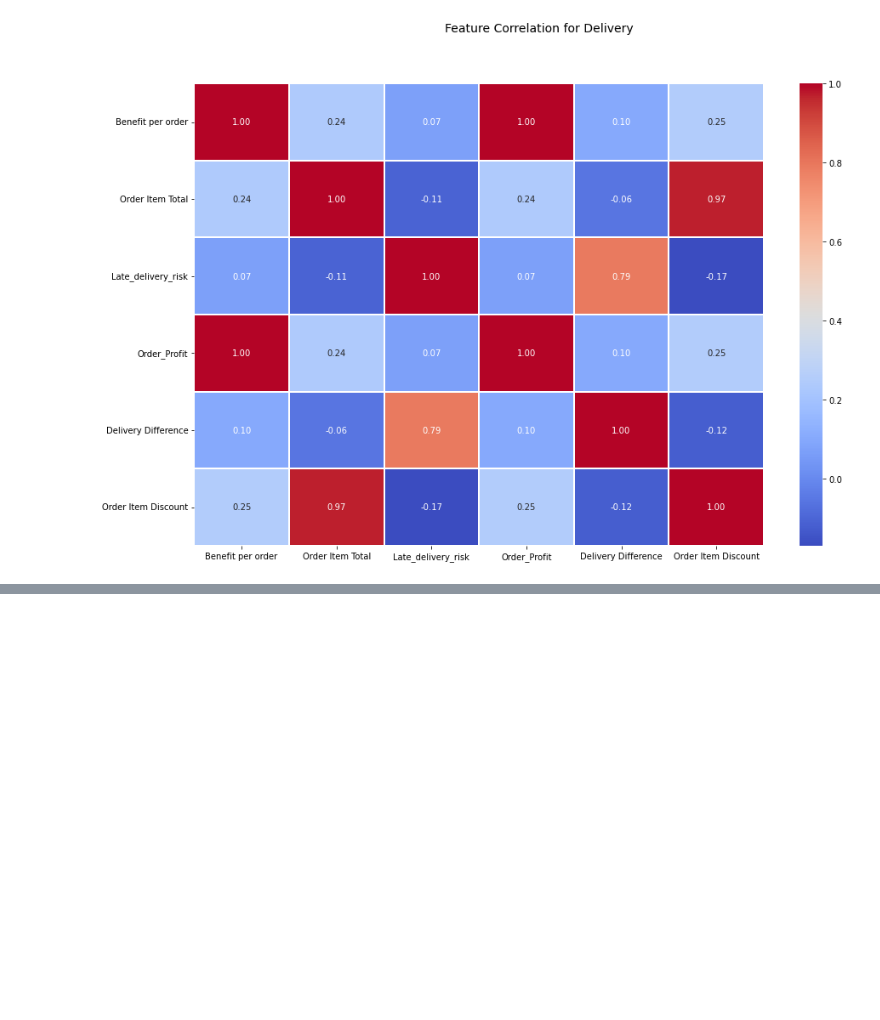
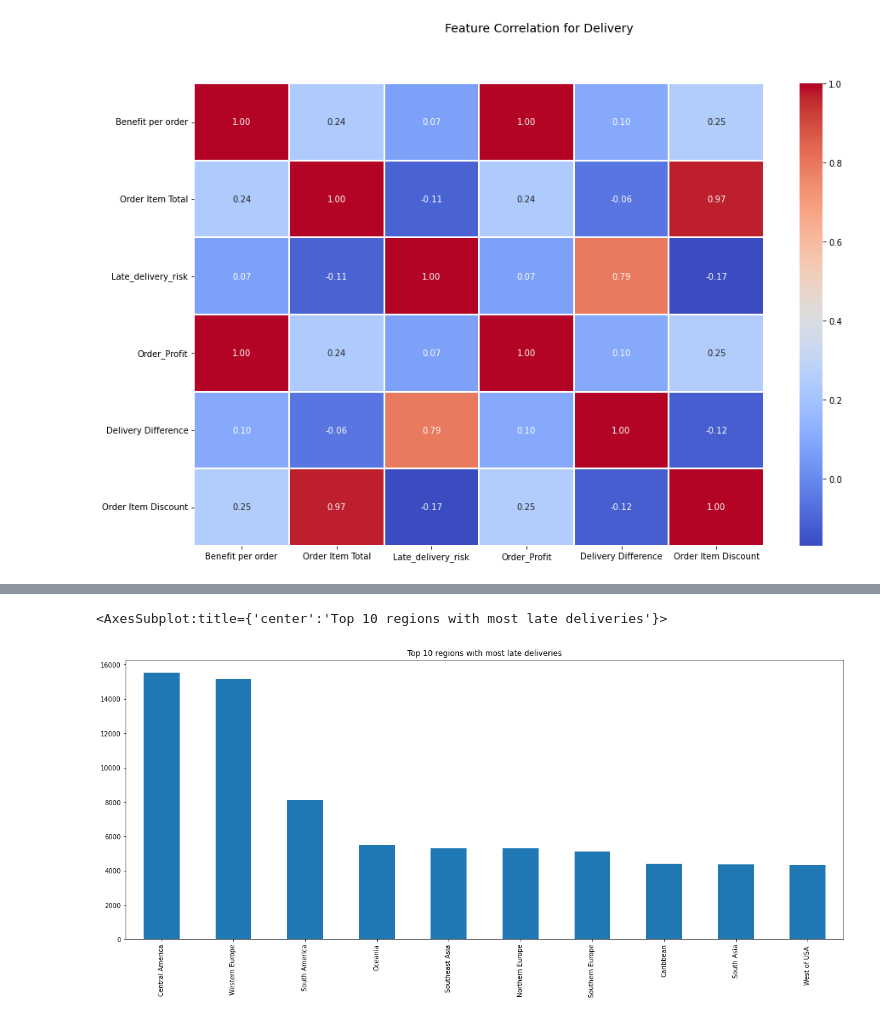
Before and after one commit to sternbrian2/Capstone_two, a Jupyter notebook: EDA_Analysis_Supply_Chain.ipynb, the cells around one changed output, grey strips where cells are left out. Drawn from its saved outputs; the diff is of its cells as text; code cells hidden in the pictures; blank space fills up the shorter version.

```diff
--- a/EDA_Analysis_Supply_Chain.ipynb
+++ b/EDA_Analysis_Supply_Chain.ipynb
@@ -200,0 +201,5 @@ late_delivery['Category Name'].value_counts().nlargest(10).plot.bar(figsize=(20,
+# %%
+late_delivery['Order Region'].value_counts().nlargest(10).plot.bar(figsize=(20,8), title="Top 10 regions with most late deliveries")
+# %% [output]
+<AxesSubplot:title={'center':'Top 10 regions with most late deliveries'}>
+[figure, added]
```
Also changed, not shown: parts of 4 cells of this notebook.
